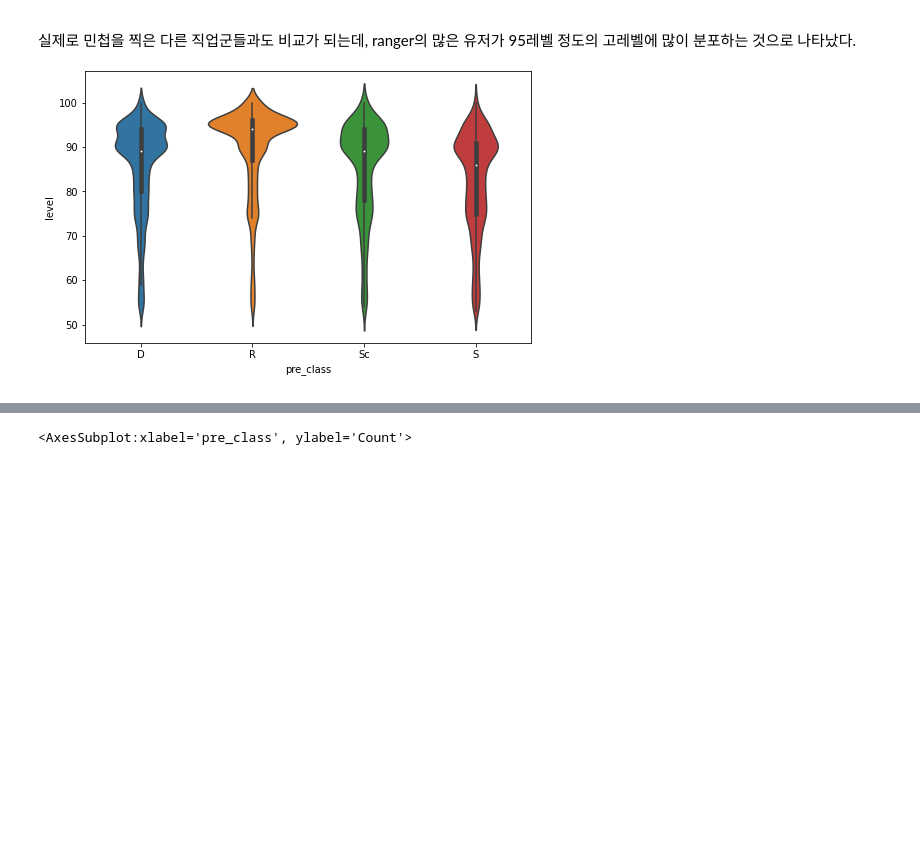
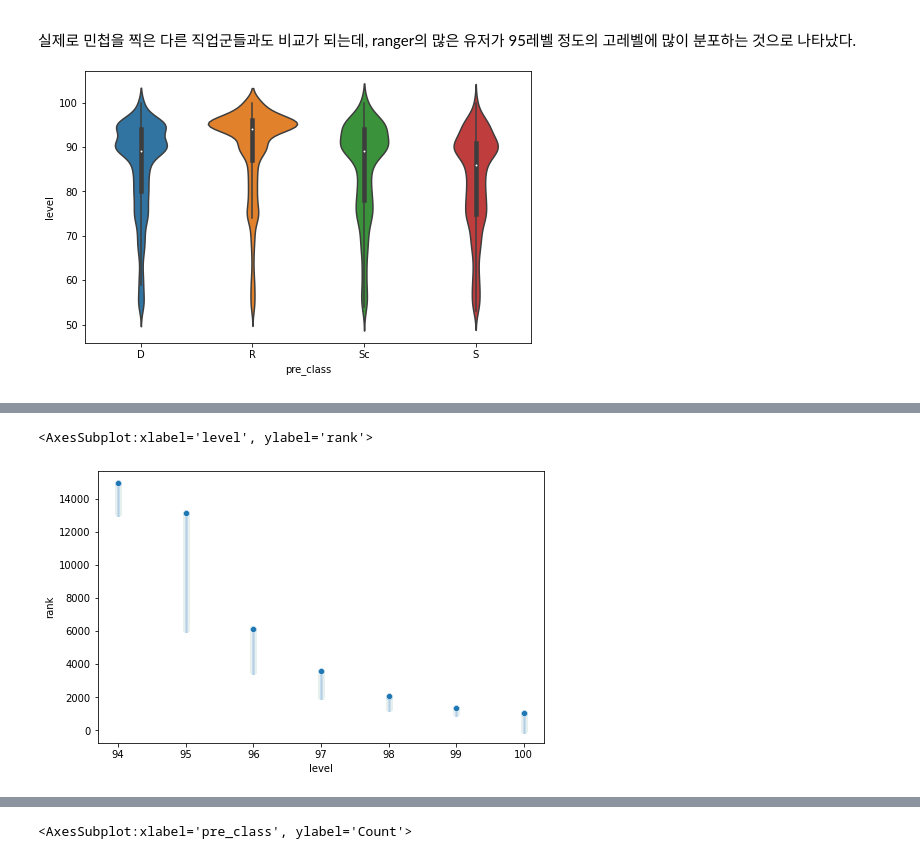
Before and after one commit to Angela-Park-JE/TIL_ver1, a Jupyter notebook: ToyPJT-POE_user/poe_stats_4_EDA_byclass.ipynb, the cells around one changed output, grey strips where cells are left out. Cells and saved outputs as stored; diff of their text form; code cells hidden in the pictures; blank space fills up the shorter version.

```diff
--- a/ToyPJT-POE_user/poe_stats_4_EDA_byclass.ipynb
+++ b/ToyPJT-POE_user/poe_stats_4_EDA_byclass.ipynb
@@ -545,0 +555,5 @@ plt.show()
+# %%
+sns.scatterplot(x = 'level', y = 'rank', data = df[df['ladder'] == 'Harbinger'], hue = 'pre_class')
+# %% [output]
+<AxesSubplot:xlabel='level', ylabel='rank'>
+[figure, added]
```
Also changed, not shown: parts of 88 cells of this notebook.
